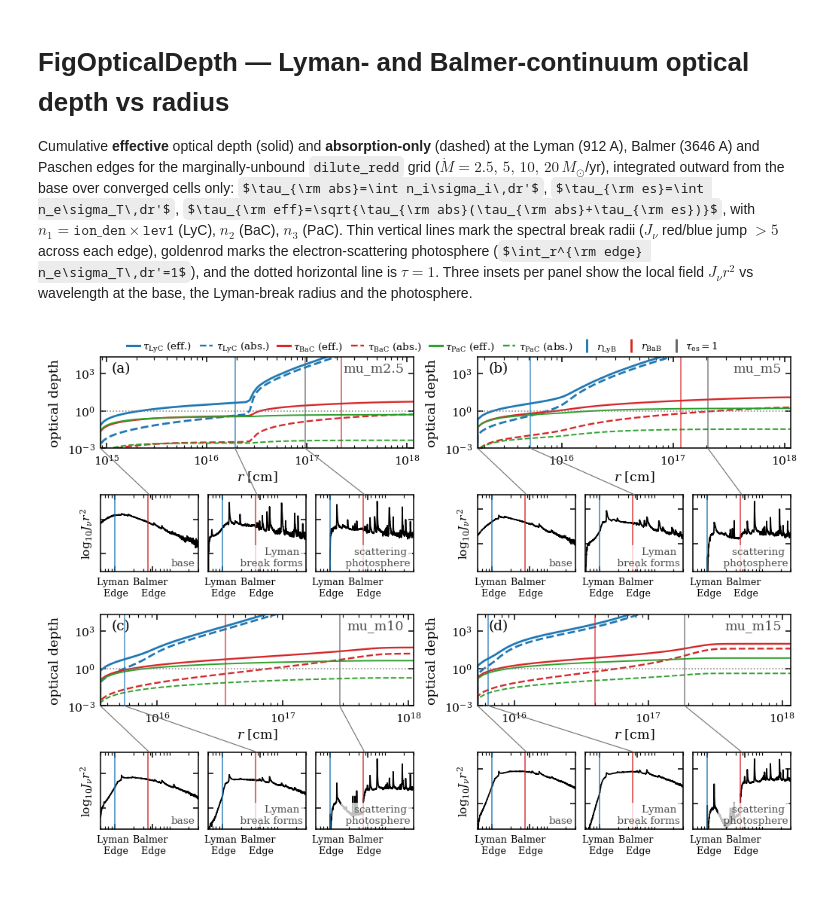
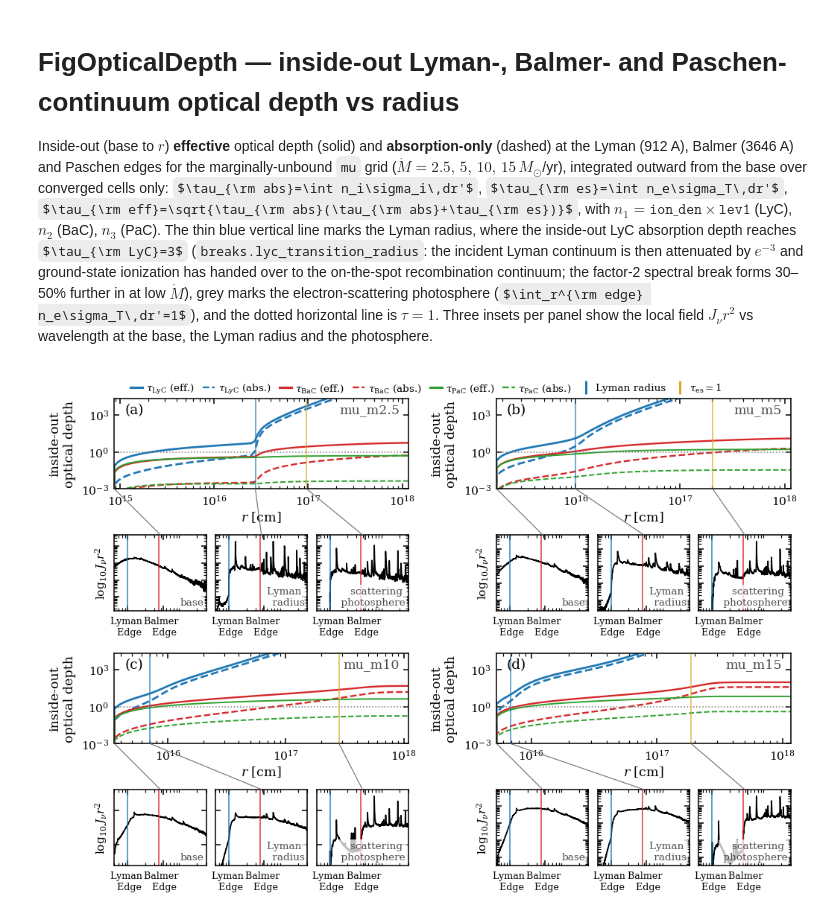
Before and after one commit to nkaaz/LRDs-as-Super-Eddington-Fountain-Flows_REPRODUCIBLE, a Jupyter notebook: analysis/FigOpticalDepth.ipynb, the cells around one changed output. Saved outputs shown, nothing was run; the diff lists cells and outputs as text; code cells hidden in the pictures; some formulas as TeX source; blank space fills up the shorter version.

```diff
--- a/analysis/FigOpticalDepth.ipynb
+++ b/analysis/FigOpticalDepth.ipynb
@@ -1,16 +1,19 @@
 # %% [markdown]
-# FigOpticalDepth — Lyman- and Balmer-continuum optical depth vs radius
+# FigOpticalDepth — inside-out Lyman-, Balmer- and Paschen-continuum optical depth vs radius
 
-Cumulative **effective** optical depth (solid) and **absorption-only** (dashed) at the Lyman (912 A),
-Balmer (3646 A) and Paschen edges for the marginally-unbound `dilute_redd` grid
-($\dot M = 2.5,\,5,\,10,\,20\,M_\odot$/yr), integrated outward from the base over converged cells only:
+Inside-out (base to $r$) **effective** optical depth (solid) and **absorption-only** (dashed) at the Lyman (912 A),
+Balmer (3646 A) and Paschen edges for the marginally-unbound `mu` grid
+($\dot M = 2.5,\,5,\,10,\,15\,M_\odot$/yr), integrated outward from the base over converged cells only:
 $\tau_{\rm abs}=\int n_i\sigma_i\,dr'$, $\tau_{\rm es}=\int n_e\sigma_T\,dr'$,
 $\tau_{\rm eff}=\sqrt{\tau_{\rm abs}(\tau_{\rm abs}+\tau_{\rm es})}$, with
-$n_1=\mathtt{ion\_den}\times\mathtt{lev1}$ (LyC), $n_2$ (BaC), $n_3$ (PaC). Thin vertical lines mark the
-spectral break radii ($J_\nu$ red/blue jump $> 5$ across each edge), goldenrod marks the
+$n_1=\mathtt{ion\_den}\times\mathtt{lev1}$ (LyC), $n_2$ (BaC), $n_3$ (PaC). The thin blue vertical line marks the
+Lyman radius, where the inside-out LyC absorption depth reaches $\tau_{\rm LyC}=3$
+(`breaks.lyc_transition_radius`: the incident Lyman continuum is then attenuated by $e^{-3}$ and ground-state ionization
+has handed over to the on-the-spot recombination continuum; the factor-2 spectral break forms 30–50% further in at low
+$\dot M$), grey marks the
 electron-scattering photosphere ($\int_r^{\rm edge} n_e\sigma_T\,dr'=1$), and the dotted horizontal line is
 $\tau=1$. Three insets per panel show the local field $J_\nu r^2$ vs wavelength at the base, the
-Lyman-break radius and the photosphere.
+Lyman radius and the photosphere.
 # %%
 import os, glob
 import numpy as np, pandas as pd, matplotlib.pyplot as plt
@@ -107,20 +98,20 @@ def photosphere_radius(r, tes, rmax):
 # Two-column figure: all FOUR runs laid out 2x2 (column-major):
 #   (a) m2.5 top-left, (b) m10 bottom-left, (c) m5 top-right, (d) m15 bottom-right.
 #   Each block = main cumulative LyC/BaC/PaC optical-depth panel + its 3 J_nu r^2 insets
-#   at base / Lyman-break radius / scattering photosphere.  Break radii = first r where the
-#   extrapolated continuum drops by breaks.BREAK_THRESHOLD across the edge (see breaks.py).
+#   at base / Lyman radius / scattering photosphere.  Lyman radius = first r where the
+#   inside-out LyC absorption depth ta1 reaches breaks.TAU_LYC_TRANSITION (=3; see breaks.py).
 # =====================================================================================
 from matplotlib.patches import ConnectionPatch
 from matplotlib.lines import Line2D
 
-C_PHOT     = '0.4'
+C_PHOT     = 'goldenrod'                     # scattering surface tau_es=1, same colour as in every other figure
 ANG_PER_HZ = 2.998e18
 LAM_LY_UM  = ANG_PER_HZ / NU_LYMAN  / 1e4   # 0.0912 micron (Lyman edge)
 LAM_BA_UM  = ANG_PER_HZ / NU_BALMER / 1e4   # 0.3646 micron (Balmer edge)
 
 fig   = plt.figure(figsize=(7.2, 5.3))
 # column-major placement: k -> (row = k%2, col = k//2) gives (a,b) in col 0 and (c,d) in col 1
-outer = fig.add_gridspec(2, 2, hspace=0.20, wspace=0.205, left=0.075, right=0.985, top=0.945, bottom=0.10)
+outer = fig.add_gridspec(2, 2, hspace=0.20, wspace=0.30, left=0.085, right=0.985, top=0.945, bottom=0.10)
 letters = iter('acbd')
 RUNS_2COL = [RUNS[0], RUNS[2], RUNS[1], RUNS[3]]   # swap m5 <-> m10 panel positions
 
@@ -129,11 +120,11 @@ vbar = lambda c: Line2D([], [], color=c, marker='|', linestyle='None', markersiz
 fig.legend([Line2D([], [], color=C_LY, lw=1.6), Line2D([], [], color=C_LY, lw=1.2, ls='--'),
             Line2D([], [], color=C_BA, lw=1.6), Line2D([], [], color=C_BA, lw=1.2, ls='--'),
             Line2D([], [], color=C_PA, lw=1.6), Line2D([], [], color=C_PA, lw=1.2, ls='--'),
-            vbar(C_LY), vbar(C_BA), vbar(C_PHOT)],
+            vbar(C_LY), vbar(C_PHOT)],
            [r'$\tau_{\rm LyC}$ (eff.)', r'$\tau_{\rm LyC}$ (abs.)', r'$\tau_{\rm BaC}$ (eff.)',
             r'$\tau_{\rm BaC}$ (abs.)', r'$\tau_{\rm PaC}$ (eff.)', r'$\tau_{\rm PaC}$ (abs.)',
-            r'$r_{\rm LyB}$', r'$r_{\rm BaB}$', r'$\tau_{\rm es}=1$'],
-           ncol=9, loc='upper center', bbox_to_anchor=(0.5, 0.992), frameon=False, fontsize=7,
+            'Lyman radius', r'$\tau_{\rm es}=1$'],
+           ncol=8, loc='upper center', bbox_to_anchor=(0.5, 0.992), frameon=False, fontsize=7,
            handlelength=1.2, handletextpad=0.35, columnspacing=0.8)
 
 for k, (lab, key) in enumerate(RUNS_2COL):
@@ -142,8 +133,7 @@ for k, (lab, key) in enumerate(RUNS_2COL):
     r, conv, T = optical_depths(rd)
     tes        = tau_es_cum(rd)
     freq, jnu  = load_jnu(rd); n = min(len(r), jnu.shape[1])
-    rLy = edge_break_radius(freq, jnu[:, :n], r, NU_LYMAN)
-    rBa = edge_break_radius(freq, jnu[:, :n], r, NU_BALMER)
+    rLy = breaks.transition_radius_from_tau(r, T['ta1'])          # tau_LyC = 3 from the base
 
     # converged inner wind only (never integrate tau into the unconverged outer wind)
     cc   = np.where(conv == 0)[0]
@@ -167,10 +157,9 @@ for k, (lab, key) in enumerate(RUNS_2COL):
     axM.loglog(r[msk], T['ta3'][msk], color=C_PA, lw=1.0, ls='--')
     axM.axhline(1.0, color='0.5', ls=':', lw=0.8)
     if np.isfinite(rLy): axM.axvline(rLy, color=C_LY,   lw=0.8, alpha=0.8)
-    if np.isfinite(rBa): axM.axvline(rBa, color=C_BA,   lw=0.8, alpha=0.8)
     if np.isfinite(rPh): axM.axvline(rPh, color=C_PHOT, lw=0.8, alpha=0.8)
     axM.set_xlim(rstart, rmax); axM.set_ylim(1e-3, 2e4)
-    axM.set_ylabel('optical depth', fontsize=9)
+    axM.set_ylabel('inside-out\noptical depth', fontsize=9)
     axM.set_xlabel(r'$r$ [cm]', fontsize=9, labelpad=2)
     axM.tick_params(which='both', labelsize=8)
     axM.text(0.97, 0.95, f'mu_m{lab}', transform=axM.transAxes,
@@ -182,36 +171,36 @@ for k, (lab, key) in enumerate(RUNS_2COL):
     lam_um = ANG_PER_HZ / freq / 1e4
     sl     = (lam_um > 0.05) & (lam_um < 3.0)
     o      = np.argsort(lam_um[sl]); xx = lam_um[sl][o]
-    shells = [('base', rstart), ('Lyman \n break forms', rLy), ('scattering \n photosphere', rPh)]
+    shells = [('base', rstart), ('Lyman \n radius', rLy), ('scattering \n photosphere', rPh)]
     ys     = []
     for _, rv in shells:
         if not np.isfinite(rv):
             ys.append(None); continue
         idx = int(np.argmin(np.abs(r - rv)))
         ys.append((jnu[sl, idx] * r[idx] ** 2)[o])
     pos = np.concatenate([y[y > 0] for y in ys if y is not None]) if any(y is not None for y in ys) else np.array([1.0])
     yhi = pos.max() * 2.5; ylo = yhi / 3e4
 
     lblbox = dict(boxstyle='round,pad=0.15', facecolor='white', edgecolor='none', alpha=0.75)
     for j, ((name, rv), strip, y) in enumerate(zip(shells, strips, ys)):
         if y is not None:
             strip.loglog(xx, np.where(y > 0, y, np.nan), color='k', lw=0.9)
         strip.axvline(LAM_LY_UM, color=C_LY, lw=0.9, alpha=0.8)
         strip.axvline(LAM_BA_UM, color=C_BA, lw=0.9, alpha=0.8)
         strip.set_xlim(0.05, 3.0); strip.set_ylim(ylo, yhi)
         strip.set_xticks([LAM_LY_UM, LAM_BA_UM*1.2]); strip.set_xticklabels(['Lyman \n Edge', 'Balmer \n Edge'], fontsize=6)
         strip.tick_params(which='major', labelbottom=True, labelleft=False, labelsize=6.5)
         strip.tick_params(which='minor', labelbottom=False, labelleft=False)
         strip.text(0.97, 0.05, name, transform=strip.transAxes, ha='right', va='bottom', fontsize=7,
                    color='0.3', bbox=lblbox)
         if j == 0: strip.set_ylabel(r'$\log_{10} J_\nu r^2$', fontsize=8)
         if np.isfinite(rv):
             con = ConnectionPatch(xyA=(rv, 0.0), coordsA=axM.get_xaxis_transform(),
                                   xyB=(0.5, 1.0), coordsB=strip.transAxes, color='0.45', lw=0.6)
             con.set_in_layout(False); fig.add_artist(con)
 
 fig.savefig(os.path.join(FIG_DIR, 'FigOpticalDepth.pdf'))
 fig.savefig(os.path.join(FIG_DIR, 'FigOpticalDepth.png'), dpi=300)
 plt.show()
 # %% [output]
-[figure, old version]
+[figure, new version]
```
Also changed, not shown: parts of 1 cell of this notebook, 37 other files.
